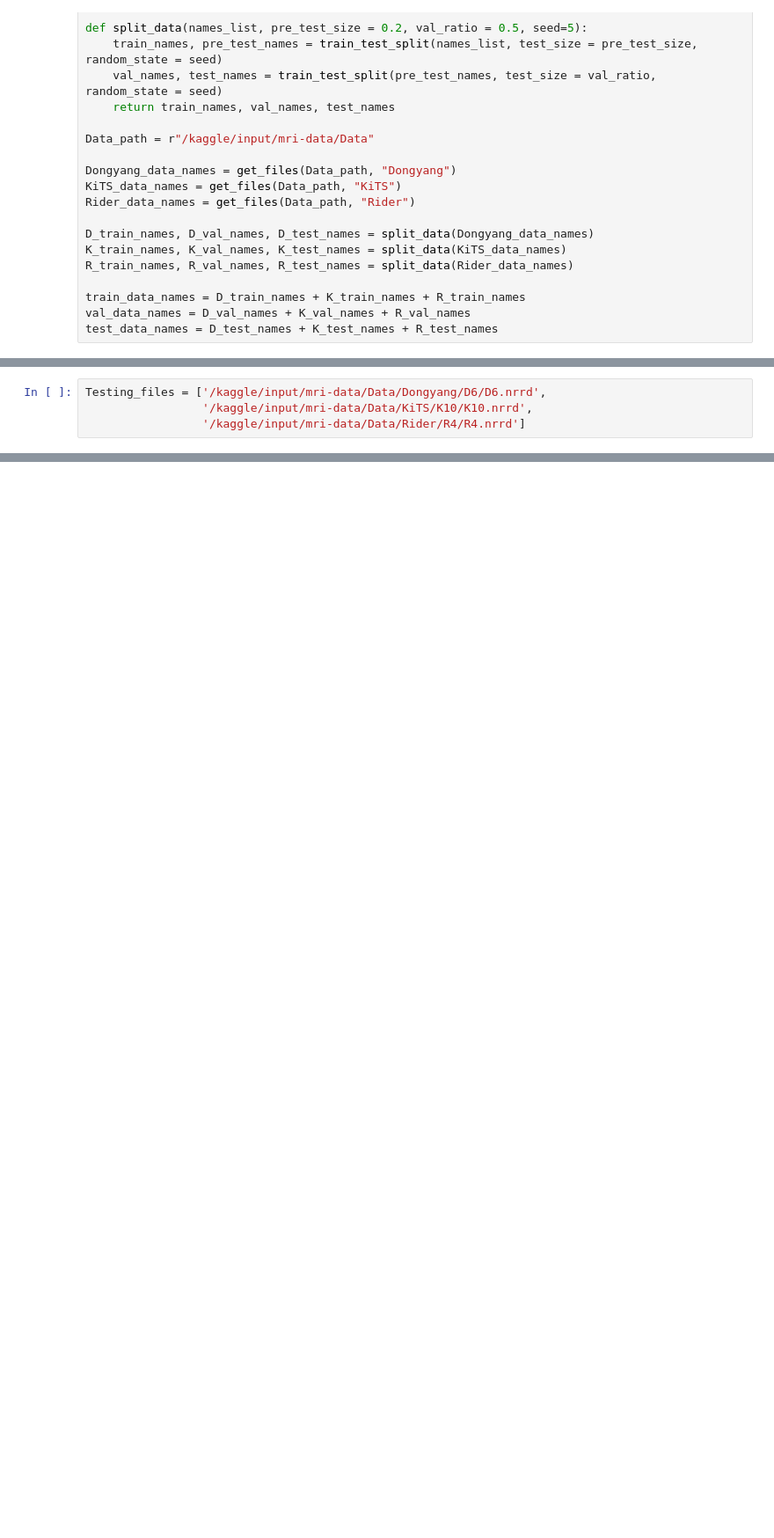
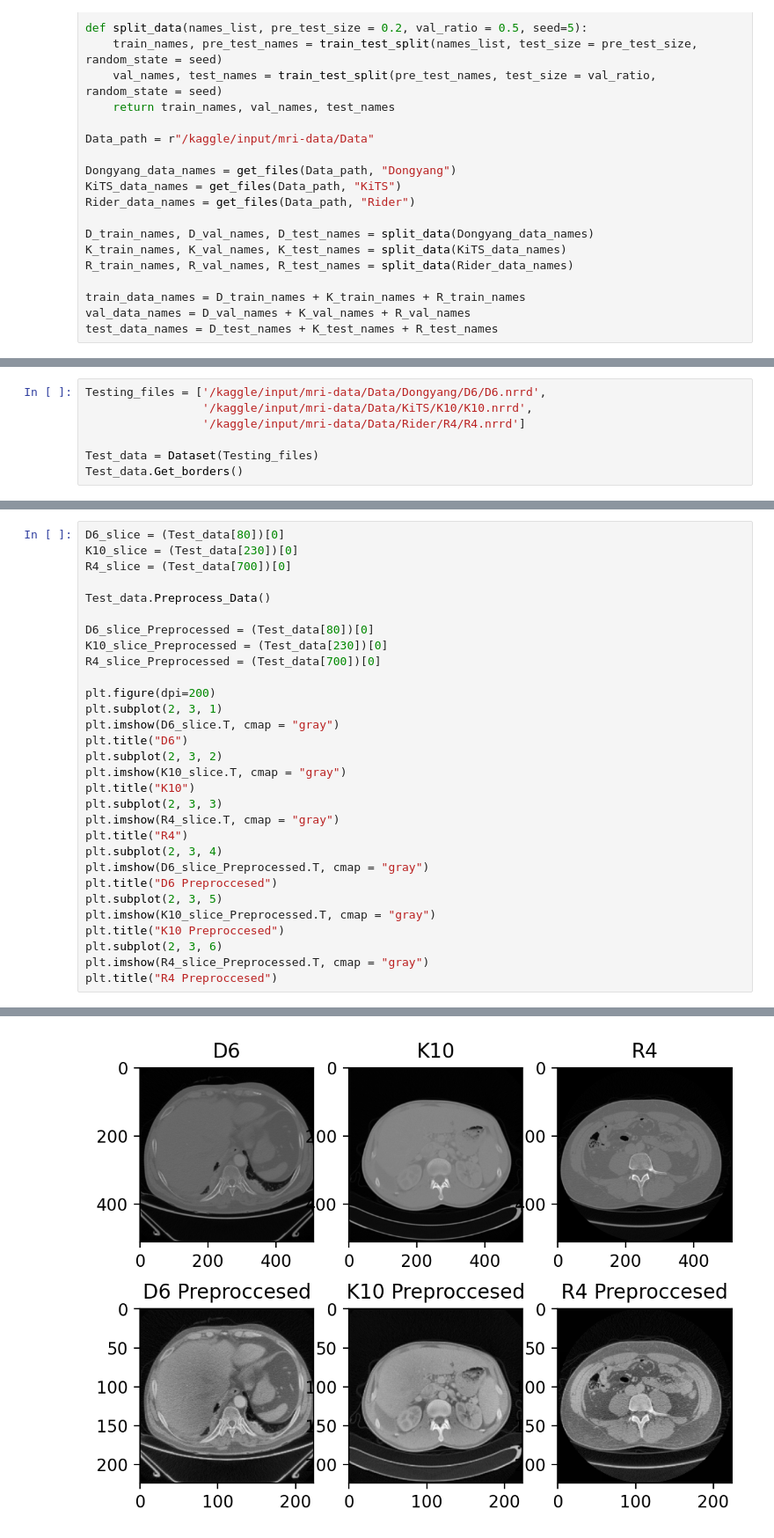
Before and after one commit to TypoweKiwi/Aorta_Segmentation, a Jupyter notebook: Main.ipynb, the cells around one changed output, grey strips where cells are left out. Shown at 88% size. Cells and saved outputs as stored; diff of their text form; blank space fills up the shorter version.

Commit message:
AortaSegmentation | Dataloader and Preprocessing ready

```diff
--- a/Main.ipynb
+++ b/Main.ipynb
@@ -96,3 +110,6 @@ class Dataset(tc.utils.data.Dataset):
 Testing_files = ['/kaggle/input/mri-data/Data/Dongyang/D6/D6.nrrd',
                  '/kaggle/input/mri-data/Data/KiTS/K10/K10.nrrd',
                  '/kaggle/input/mri-data/Data/Rider/R4/R4.nrrd']
+
+Test_data = Dataset(Testing_files)
+Test_data.Get_borders()
@@ -98,0 +121,31 @@ Testing_files = ['/kaggle/input/mri-data/Data/Dongyang/D6/D6.nrrd',
+# %%
+D6_slice = (Test_data[80])[0]
+K10_slice = (Test_data[230])[0]
+R4_slice = (Test_data[700])[0]
+
+Test_data.Preprocess_Data()
+
+D6_slice_Preprocessed = (Test_data[80])[0]
+K10_slice_Preprocessed = (Test_data[230])[0]
+R4_slice_Preprocessed = (Test_data[700])[0]
+
+plt.figure(dpi=200)
+plt.subplot(2, 3, 1)
+plt.imshow(D6_slice.T, cmap = "gray")
+plt.title("D6")
+plt.subplot(2, 3, 2)
+plt.imshow(K10_slice.T, cmap = "gray")
+plt.title("K10")
+plt.subplot(2, 3, 3)
+plt.imshow(R4_slice.T, cmap = "gray")
+plt.title("R4")
+plt.subplot(2, 3, 4)
+plt.imshow(D6_slice_Preprocessed.T, cmap = "gray")
+plt.title("D6 Preproccesed")
+plt.subplot(2, 3, 5)
+plt.imshow(K10_slice_Preprocessed.T, cmap = "gray")
+plt.title("K10 Preproccesed")
+plt.subplot(2, 3, 6)
+plt.imshow(R4_slice_Preprocessed.T, cmap = "gray")
+plt.title("R4 Preproccesed")
+# %% [output]
@@ -98,0 +153 @@ Testing_files = ['/kaggle/input/mri-data/Data/Dongyang/D6/D6.nrrd',
+[figure, added]
```
Also changed, not shown: parts of 4 cells of this notebook.
